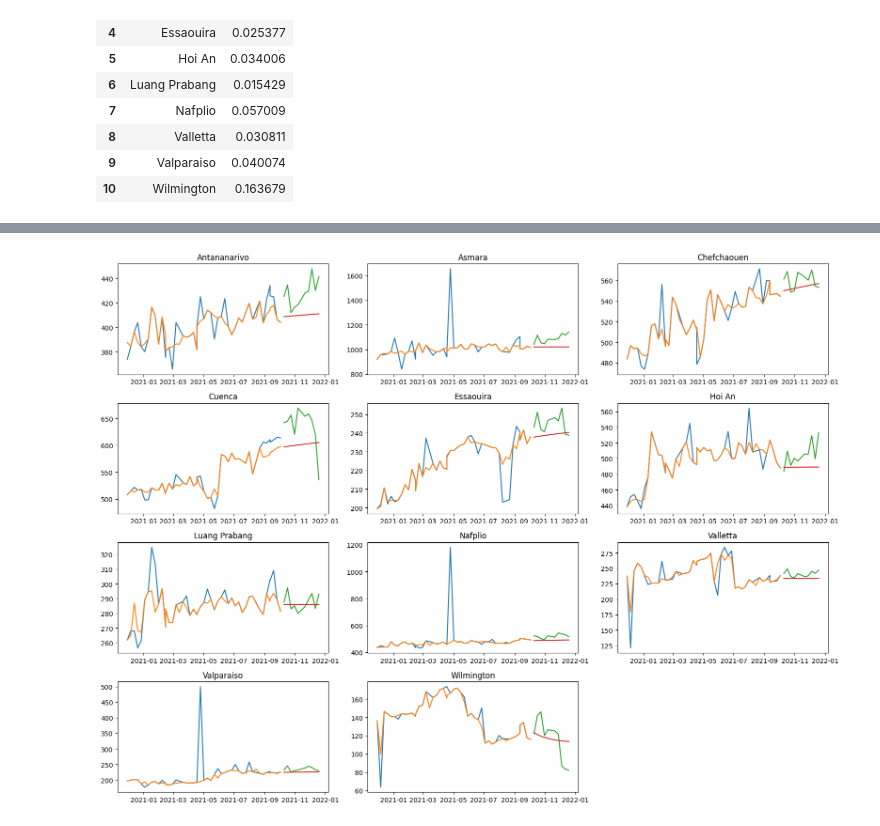
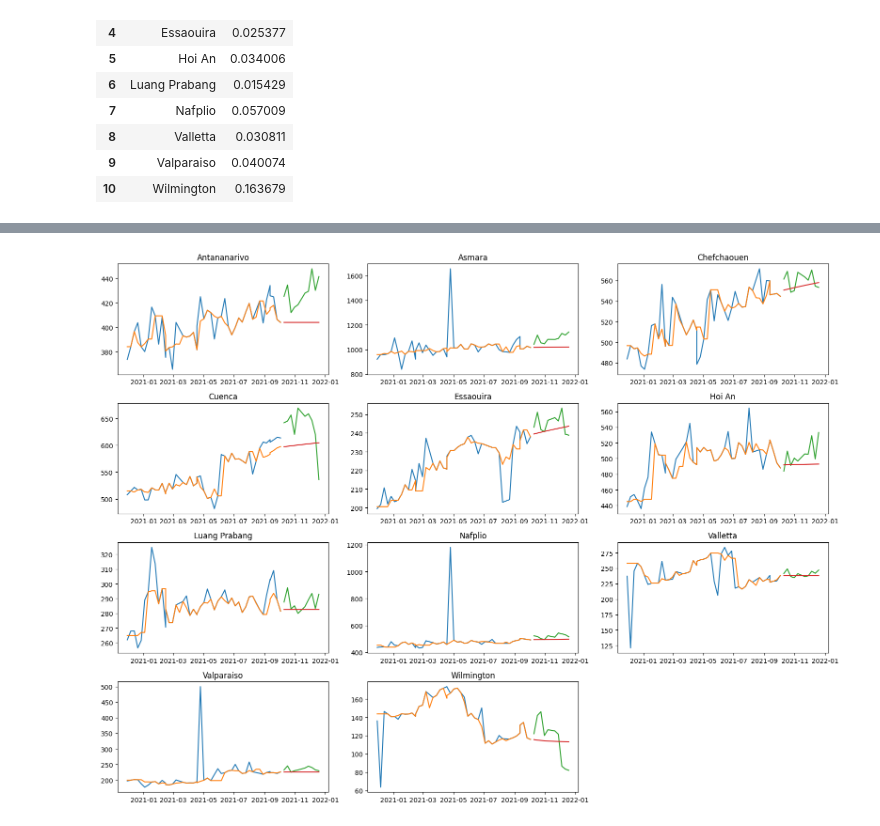
Before and after one commit to iddzzz/ggsn-thp-forecasting, a Jupyter notebook: ggsn-thp-forecasting.ipynb, the cells around one changed output, grey strips where cells are left out. Saved outputs shown, nothing was run; the diff lists cells and outputs as text; code cells hidden in the pictures.

```diff
--- a/ggsn-thp-forecasting.ipynb
+++ b/ggsn-thp-forecasting.ipynb
@@ -467,0 +507,13 @@ plt.show()
+# %%
+plt.figure(figsize=(14, 8))
+for i, col in enumerate([col_ggsn, col_nethp, col_rabuser, col_volte]):
+    ax = plt.subplot(2, 2, i + 1)
+    ax.plot(dictdf_out2[area][col_date], dictdf_out2[area][col])
+
+    ax.plot(dictdf_out3[area][col_date], dictdf_out3[area][col])
+    ax.set_ylabel(col)
+    ax.tick_params('x', rotation=30)
+    ax.grid()
+plt.suptitle(area, fontsize=16)
+plt.tight_layout()
+plt.show()
@@ -491,8 +545,8 @@ dictdf_predval[area].head()
 # %% [markdown]
 ## ETS Model
 # %%
-for area in dictdf_out2.keys():
-    ets_mod = ETSModel(dictdf_out2[area][col_ggsn],
+for area in dictdf_out3.keys():
+    ets_mod = ETSModel(dictdf_out3[area][col_ggsn],
                       error="add",
                       trend='add',
                       seasonal=None,
@@ -539,3 +593,13 @@ dfmape
 | 8 | Valletta | 0.030811 |
 | 9 | Valparaiso | 0.040074 |
 | 10 | Wilmington | 0.163679 |
+# %%
+dfmape = []
+
+for area in dictdf_test.keys():
+    dfmape.append({
+        'area': area,
+        'mape_ets': mean_absolute_percentage_error(dictdf_test[area][col_ggsn], dictdf_test[area][f'{col_ggsn}_val'])
+    })
+dfmape = pd.DataFrame(dfmape)
+dfmape
@@ -542,13 +619,13 @@ dfmape
 # %%
 plt.figure(figsize=(16, 12))
 for i, area in enumerate(dictdf_test.keys()):
     ax = plt.subplot(4, 3, i + 1)
     ax.plot(dictdf[area][col_date], dictdf[area][col_ggsn])
-    ax.plot(dictdf_out2[area][col_date], dictdf_out2[area][col_ggsn])
+    ax.plot(dictdf_out3[area][col_date], dictdf_out3[area][col_ggsn])
     ax.plot(dictdf_test[area][col_date], dictdf_test[area][col_ggsn])
     ax.plot(dictdf_test[area][col_date], dictdf_test[area][f'{col_ggsn}_val'])
     ax.set_title(area)
 plt.tight_layout()
 plt.show()
 # %% [output]
-[figure, old version]
+[figure, new version]
```
Also changed, not shown: parts of 8 cells of this notebook.
